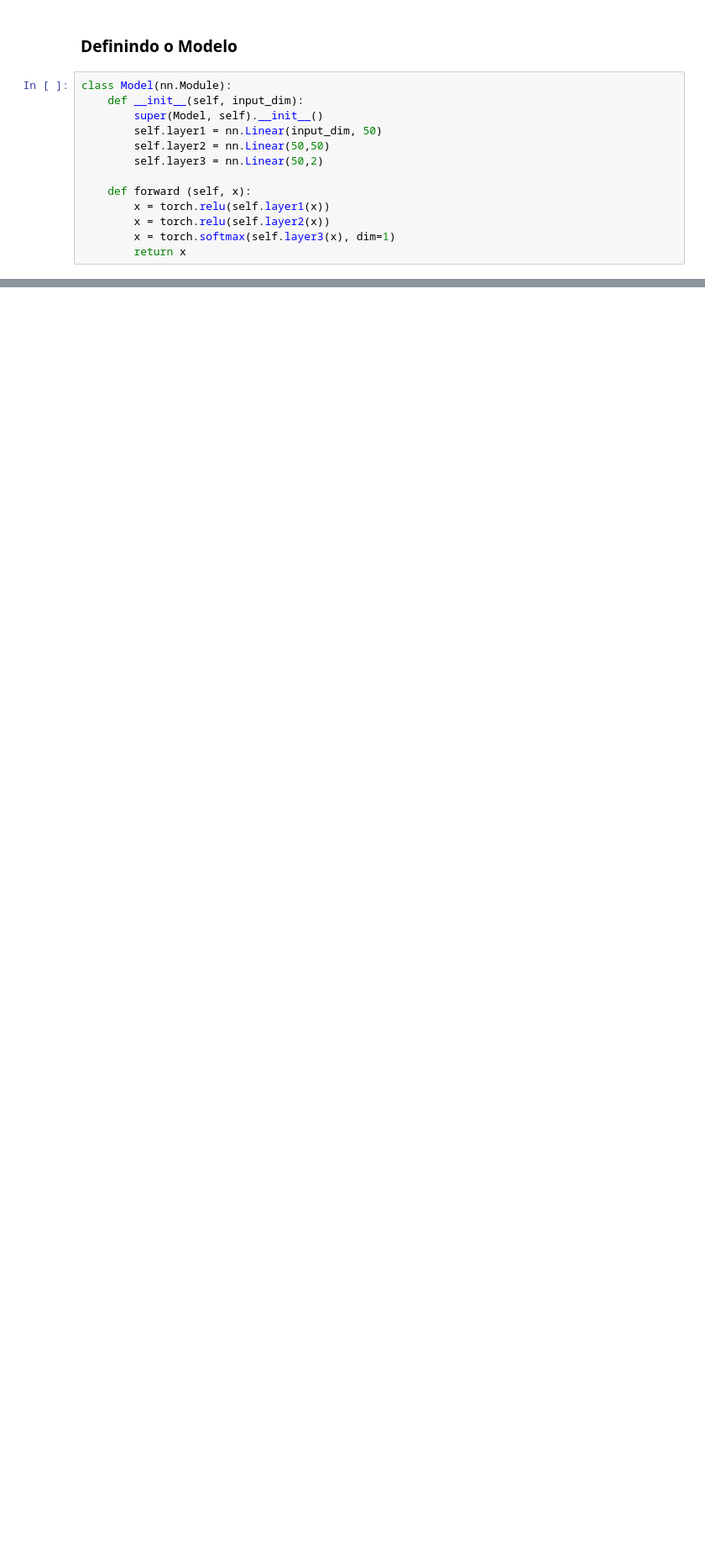
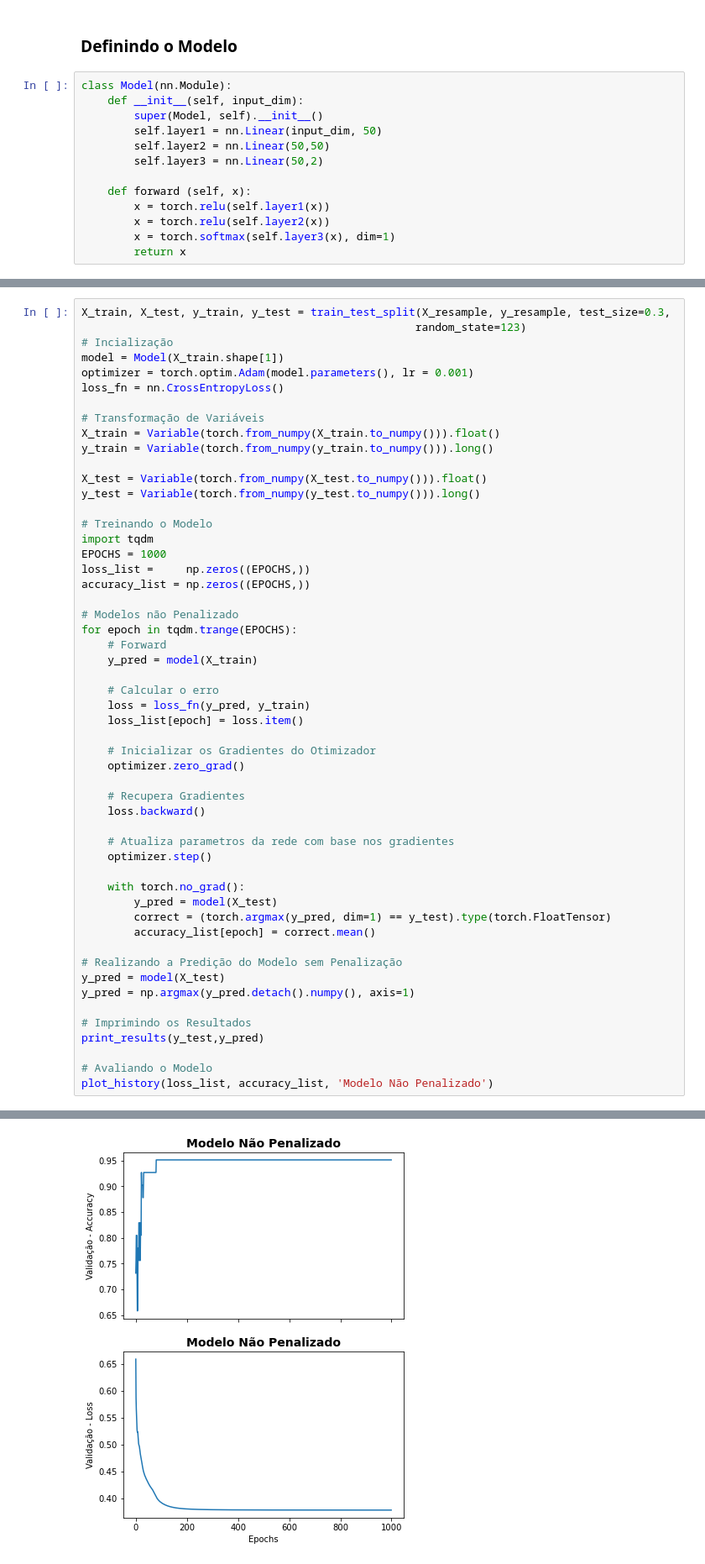
Before and after one commit to willianpina/Deep_Learning_Estudos, a Jupyter notebook: Trilha_6_Peso_3_Exercício_Pytorch.ipynb, the cells around one changed output, grey strips where cells are left out. Shown: that part at 84% size. Cells and saved outputs as stored; diff of their text form; blank space fills up the shorter version.

```diff
--- a/Trilha_6_Peso_3_Exercício_Pytorch.ipynb
+++ b/Trilha_6_Peso_3_Exercício_Pytorch.ipynb
@@ -125,0 +127,54 @@ y_test = Variable(torch.from_numpy(y_test.to_numpy())).long()
+# %%
+X_train, X_test, y_train, y_test = train_test_split(X_resample, y_resample, test_size=0.3,
+                                                   random_state=123)
+# Incialização
+model = Model(X_train.shape[1])
+optimizer = torch.optim.Adam(model.parameters(), lr = 0.001)
+loss_fn = nn.CrossEntropyLoss()
+
+# Transformação de Variáveis
+X_train = Variable(torch.from_numpy(X_train.to_numpy())).float()
+y_train = Variable(torch.from_numpy(y_train.to_numpy())).long()
+
+X_test = Variable(torch.from_numpy(X_test.to_numpy())).float()
+y_test = Variable(torch.from_numpy(y_test.to_numpy())).long()
+
+# Treinando o Modelo
+import tqdm
+EPOCHS = 1000
+loss_list =     np.zeros((EPOCHS,))
+accuracy_list = np.zeros((EPOCHS,))
+
+# Modelos não Penalizado
+for epoch in tqdm.trange(EPOCHS):
+    # Forward
+    y_pred = model(X_train)
+
+    # Calcular o erro
+    loss = loss_fn(y_pred, y_train)
+    loss_list[epoch] = loss.item()
+
+    # Inicializar os Gradientes do Otimizador
+    optimizer.zero_grad()
+
+    # Recupera Gradientes
+    loss.backward()
+
+    # Atualiza parametros da rede com base nos gradientes
+    optimizer.step()
+
+    with torch.no_grad():
+        y_pred = model(X_test)
+        correct = (torch.argmax(y_pred, dim=1) == y_test).type(torch.FloatTensor)
+        accuracy_list[epoch] = correct.mean()
+
+# Realizando a Predição do Modelo sem Penalização
+y_pred = model(X_test)
+y_pred = np.argmax(y_pred.detach().numpy(), axis=1)
+
+# Imprimindo os Resultados
+print_results(y_test,y_pred)
+
+# Avaliando o Modelo
+plot_history(loss_list, accuracy_list, 'Modelo Não Penalizado')
+# %% [output]
@@ -126 +191,2 @@ y_test = Variable(torch.from_numpy(y_test.to_numpy())).long()
+[figure, added]
 # %% [markdown]
```
Also changed, not shown: parts of 21 cells of this notebook.
